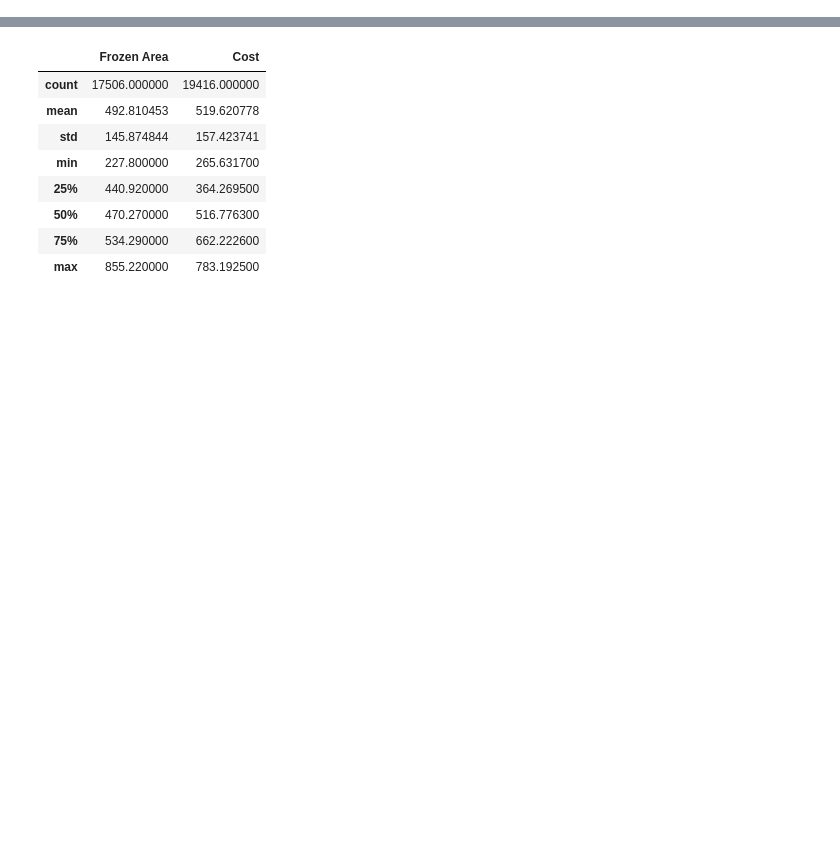
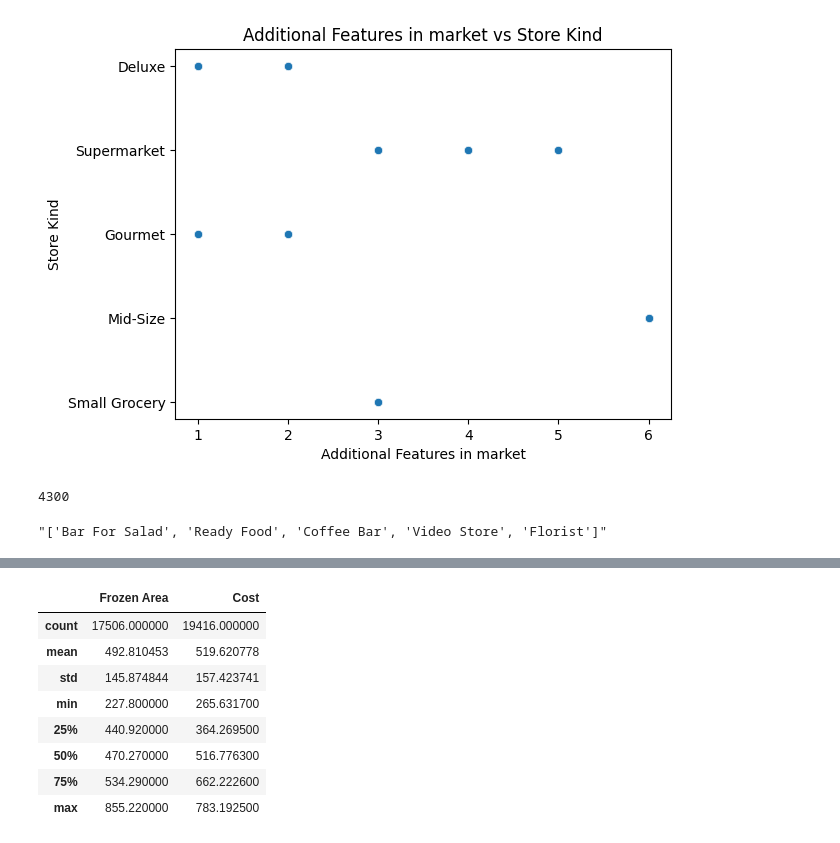
Before and after one commit to MohamedAziz15/ReggressorCost-Competition, a Jupyter notebook: Cost_Regressor_.ipynb, the cells around one changed output, grey strips where cells are left out. Cells and saved outputs as stored; diff of their text form; code cells hidden in the pictures; blank space fills up the shorter version.

Commit message:
PreProcessing  Data

```diff
--- a/Cost_Regressor_.ipynb
+++ b/Cost_Regressor_.ipynb
@@ -19,0 +83,5 @@ df.head()
+# %%
+# Rename column headers
+new_columns = {'Unnamed: 0': 'ID', 'Min. Yearly Income': 'Min. Person Yearly Income'}
+df.rename(columns=new_columns, inplace=True)
+df.keys()
@@ -19,0 +114,3 @@ df.head()
+# %%
+df= df.drop_duplicates()
+df.shape
@@ -19,0 +190,18 @@ df.head()
+# %%
+for i in range(df.shape[0]):
+  # if len (df.loc[i,'Additional Features in market']) == 5 :
+    item = df.loc[i,'Additional Features in market']
+    if type(item) == float :
+      item = 'nan'
+    # print(type(item))
+    # print(item)
+    if len(item) == 71:
+      # print(item)
+      # print('----------------------------------------')
+      df.loc[i,'Additional Features in market'] = "['Video Store', 'Florist', 'Ready Food', 'Coffee Bar', 'Bar For Salad']"
+    elif  len(item) == 56:
+      df.loc[i,'Additional Features in market'] = "['Coffee Bar', 'Ready Food', 'Florist', 'Bar For Salad']"
+    elif  len(item) == 31:
+      df.loc[i,'Additional Features in market'] = "['Ready Food', 'Bar For Salad']"
+    elif  len(item) == 25:
+      df.loc[i,'Additional Features in market'] = "['Coffee Bar', 'Florist']"
@@ -19,0 +219,5 @@ df.head()
+# %%
+# Decode ((Additional Features in market))
+df['Additional Features in market'] = df['Additional Features in market'].replace(["['Video Store', 'Florist', 'Ready Food', 'Coffee Bar', 'Bar For Salad']","['Coffee Bar', 'Ready Food', 'Florist', 'Bar For Salad']","['Coffee Bar']","['Ready Food', 'Bar For Salad']","['Florist']","['Coffee Bar', 'Florist']"]
+                                                                                 , [1,2,3,4,5,6])
+df['Additional Features in market'].value_counts()
@@ -19,0 +232,18 @@ df.head()
+# %%
+# Scatter plot using Seaborn
+sns.scatterplot(x='Additional Features in market', y='Store Kind', data=df)
+# plt.figure(figsize=(10, 6))
+plt.xlabel('Additional Features in market')
+plt.ylabel('Store Kind')
+plt.title('Additional Features in market vs Store Kind')
+plt.show()
+# %% [output]
+[figure, added]
+# %%
+df['Additional Features in market'].isnull().sum()
+# %% [output]
+4300
+# %%
+def fillNULL_AdditionalFeaturesinmarket():
+# %% [output]
+"['Bar For Salad', 'Ready Food', 'Coffee Bar', 'Video Store', 'Florist']"
```
Also changed, not shown: parts of 83 cells of this notebook.
